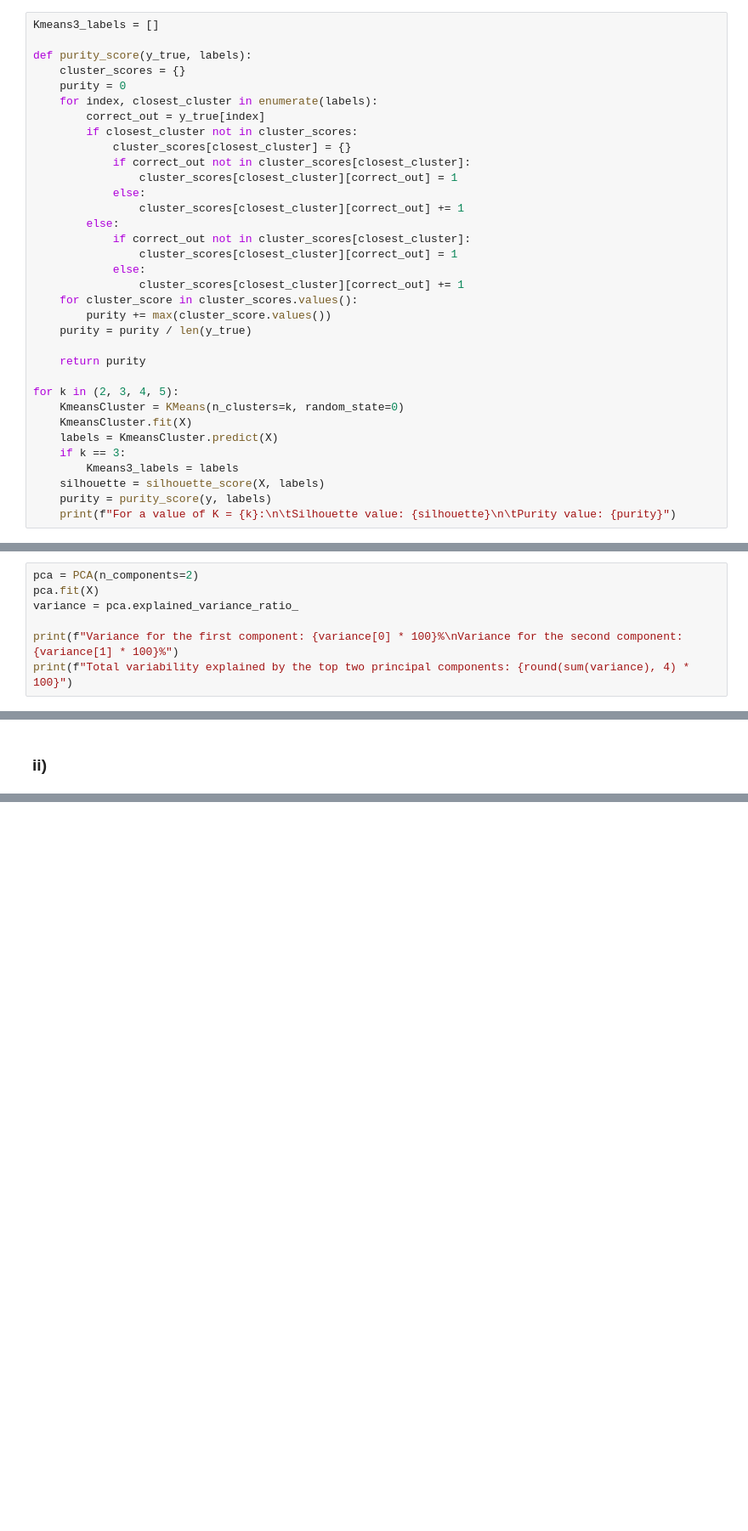
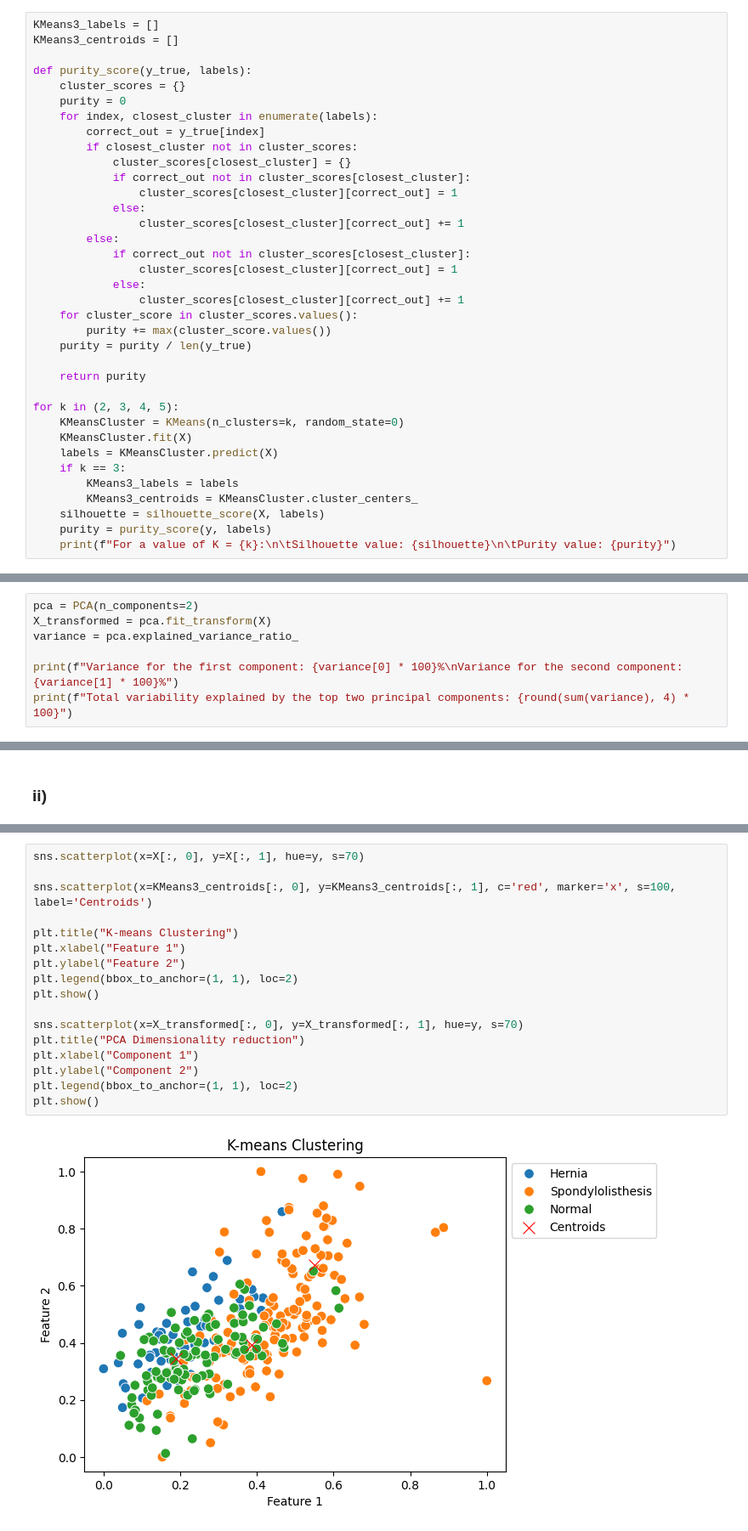
Before and after one commit to joserlopes/Aprendizagem, a Jupyter notebook: Homework4/G002.ipynb, the cells around one changed output, grey strips where cells are left out. Shown at 85% size. Saved outputs shown, nothing was run; the diff lists cells and outputs as text; blank space fills up the shorter version.

```diff
--- a/Homework4/G002.ipynb
+++ b/Homework4/G002.ipynb
@@ -28,7 +49,8 @@ X = scaler.fit_transform(X, y)
 # %% [markdown]
 ## Exercise 1)
 # %%
-Kmeans3_labels = []
+KMeans3_labels = []
+KMeans3_centroids = []
 
 def purity_score(y_true, labels):
     cluster_scores = {}
@@ -53,11 +75,12 @@ def purity_score(y_true, labels):
     return purity
 
 for k in (2, 3, 4, 5):
-    KmeansCluster = KMeans(n_clusters=k, random_state=0)
-    KmeansCluster.fit(X)
-    labels = KmeansCluster.predict(X)
+    KMeansCluster = KMeans(n_clusters=k, random_state=0)
+    KMeansCluster.fit(X)
+    labels = KMeansCluster.predict(X)
     if k == 3:
-        Kmeans3_labels = labels
+        KMeans3_labels = labels
+        KMeans3_centroids = KMeansCluster.cluster_centers_
     silhouette = silhouette_score(X, labels)
     purity = purity_score(y, labels)
     print(f"For a value of K = {k}:\n\tSilhouette value: {silhouette}\n\tPurity value: {purity}")
@@ -82,7 +112,7 @@ From what we can see, as we increase the number of clusters in our Kmeans algori
 ### i)
 # %%
 pca = PCA(n_components=2)
-pca.fit(X)
+X_transformed = pca.fit_transform(X)
 variance = pca.explained_variance_ratio_
 
 print(f"Variance for the first component: {variance[0] * 100}%\nVariance for the second component: {variance[1] * 100}%")
@@ -95,0 +145,19 @@ Total variability explained by the top two principal components: 77.14
+# %%
+sns.scatterplot(x=X[:, 0], y=X[:, 1], hue=y, s=70)
+
+sns.scatterplot(x=KMeans3_centroids[:, 0], y=KMeans3_centroids[:, 1], c='red', marker='x', s=100, label='Centroids')
+
+plt.title("K-means Clustering")
+plt.xlabel("Feature 1")
+plt.ylabel("Feature 2")
+plt.legend(bbox_to_anchor=(1, 1), loc=2)
+plt.show()
+
+sns.scatterplot(x=X_transformed[:, 0], y=X_transformed[:, 1], hue=y, s=70)
+plt.title("PCA Dimensionality reduction")
+plt.xlabel("Component 1")
+plt.ylabel("Component 2")
+plt.legend(bbox_to_anchor=(1, 1), loc=2)
+plt.show()
+# %% [output]
+[figure, added]
```
Also changed, not shown: parts of 6 cells of this notebook.
